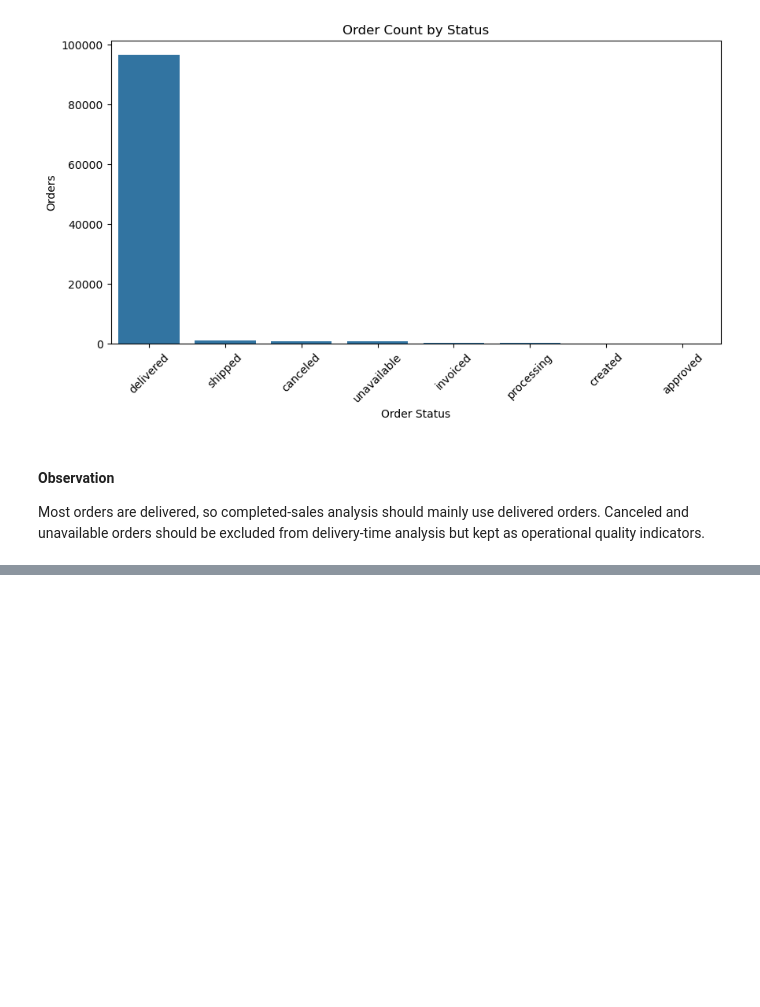
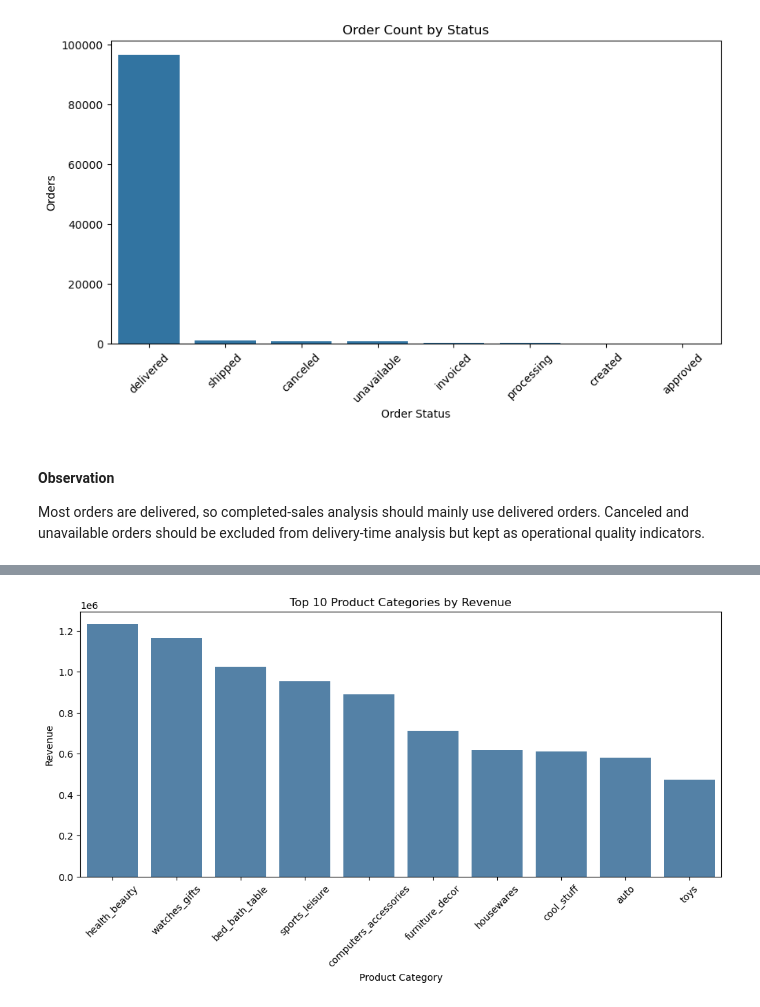
Before and after one commit to albaazaadnan/olist-ecommerce-analytics, a Jupyter notebook: notebooks/02_eda.ipynb, the cells around one changed output, grey strips where cells are left out. Saved outputs shown, nothing was run; the diff lists cells and outputs as text; code cells hidden in the pictures; blank space fills up the shorter version.

Commit message:
Product & Category Analysis

```diff
--- a/notebooks/02_eda.ipynb
+++ b/notebooks/02_eda.ipynb
@@ -300,0 +324,24 @@ Revenue and AOV are calculated from delivered orders only, using payment values
+# %%
+category_performance = (
+    delivered_order_items
+    .groupby("category_name", as_index=False)
+    .agg(
+        orders=("order_id", "nunique"),
+        items_sold=("order_item_id", "count"),
+        product_revenue=("price", "sum"),
+        freight_value=("freight_value", "sum"),
+        avg_item_price=("price", "mean")
+    ).round(2)
+
+)
+
+category_performance["gross_order_item_value"] = (
+    category_performance["product_revenue"] + category_performance["freight_value"]
+).round(2)
+
+category_performance = category_performance.sort_values(
+    "product_revenue",
+    ascending=False
+)
+
+category_performance.head(10)
@@ -300,0 +360,18 @@ Revenue and AOV are calculated from delivered orders only, using payment values
+# %%
+top_10_categories = category_performance.head(10)
+
+plt.figure(figsize=(12, 5))
+sns.barplot(
+    data=top_10_categories,
+    x="category_name",
+    y="product_revenue",
+    color = "steelblue"
+)
+
+plt.title("Top 10 Product Categories by Revenue")
+plt.xlabel("Product Category")
+plt.ylabel("Revenue")
+plt.xticks(rotation=45)
+plt.show()
+# %% [output]
+[figure, added]
```
Also changed, not shown: parts of 15 cells of this notebook, 5 other files.
